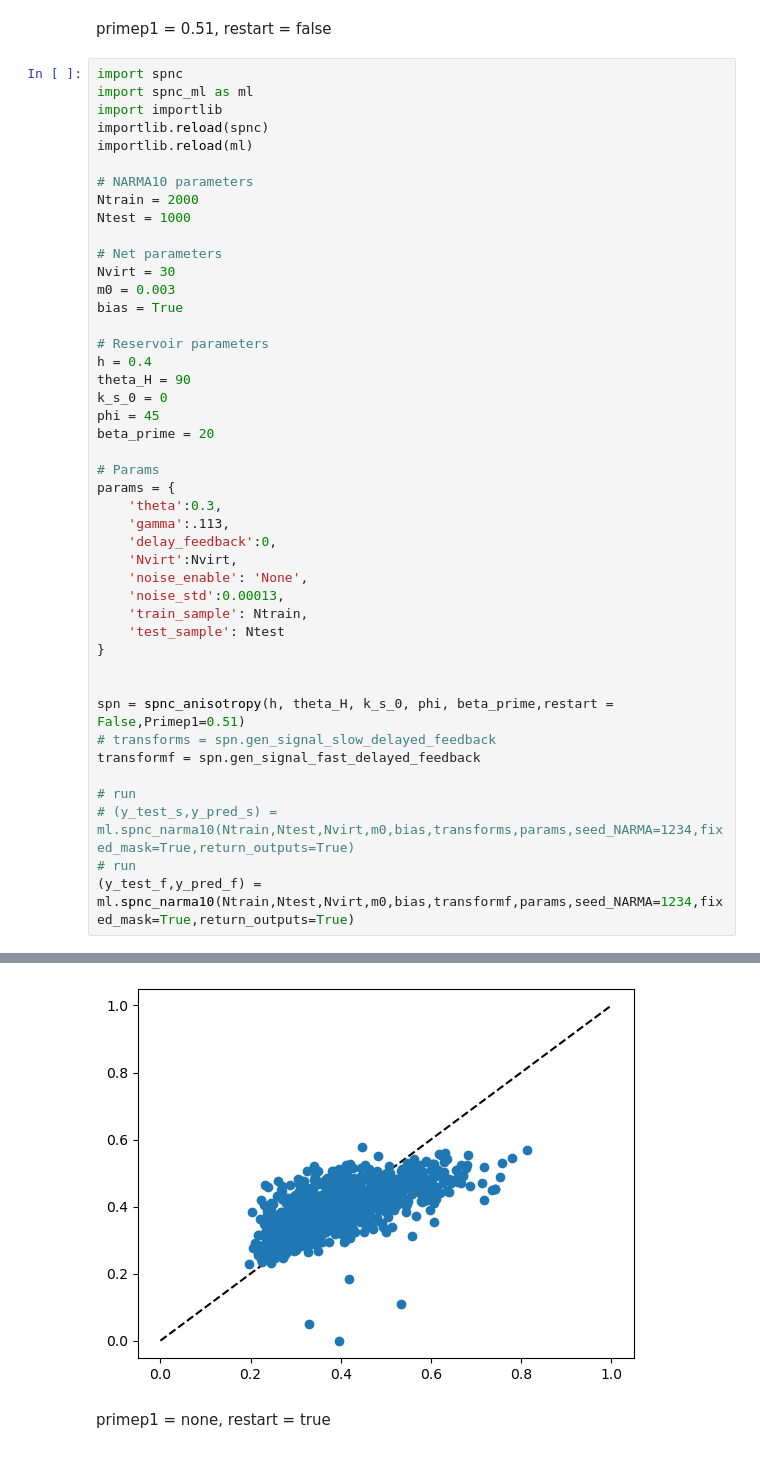
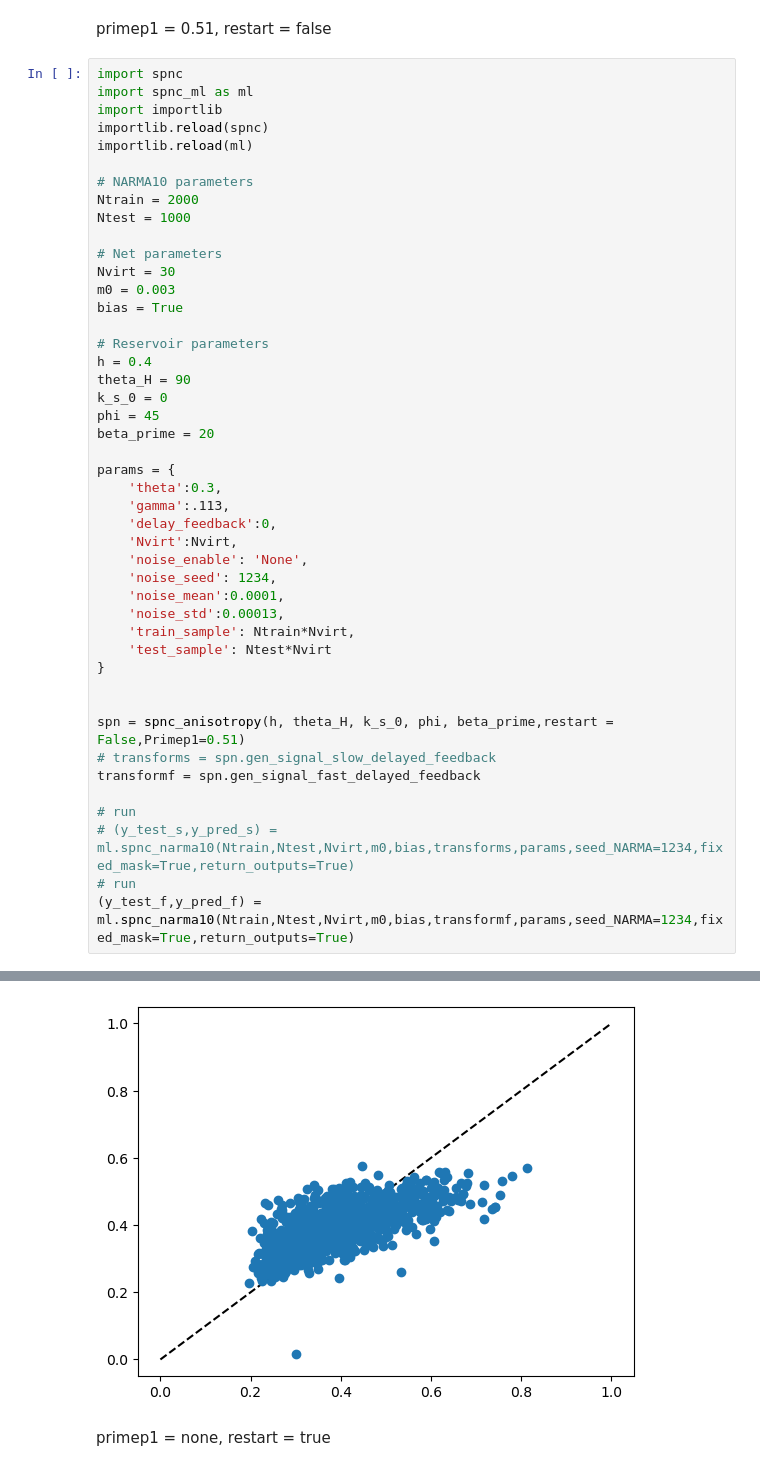
Before and after one commit to spintronic-computing-group/spnc, a Jupyter notebook: primep1.ipynb, the cells around one changed output, grey strips where cells are left out. Cells and saved outputs as stored; diff of their text form.

```diff
--- a/primep1.ipynb
+++ b/primep1.ipynb
@@ -110,16 +111,17 @@ k_s_0 = 0
 phi = 45
 beta_prime = 20
 
-# Params
 params = {
     'theta':0.3,
     'gamma':.113,
     'delay_feedback':0,
     'Nvirt':Nvirt,
     'noise_enable': 'None',
+    'noise_seed': 1234,
+    'noise_mean':0.0001,
     'noise_std':0.00013,
-    'train_sample': Ntrain,
-    'test_sample': Ntest
+    'train_sample': Ntrain*Nvirt,
+    'test_sample': Ntest*Nvirt
 }
 
 
@@ -152,4 +154,4 @@ Spacer NRMSE:0
-[figure, old version]
+[figure, new version]
 # %% [markdown]
 primep1 = none, restart = true
 # %%
```
Also changed, not shown: parts of 4 cells of this notebook.
